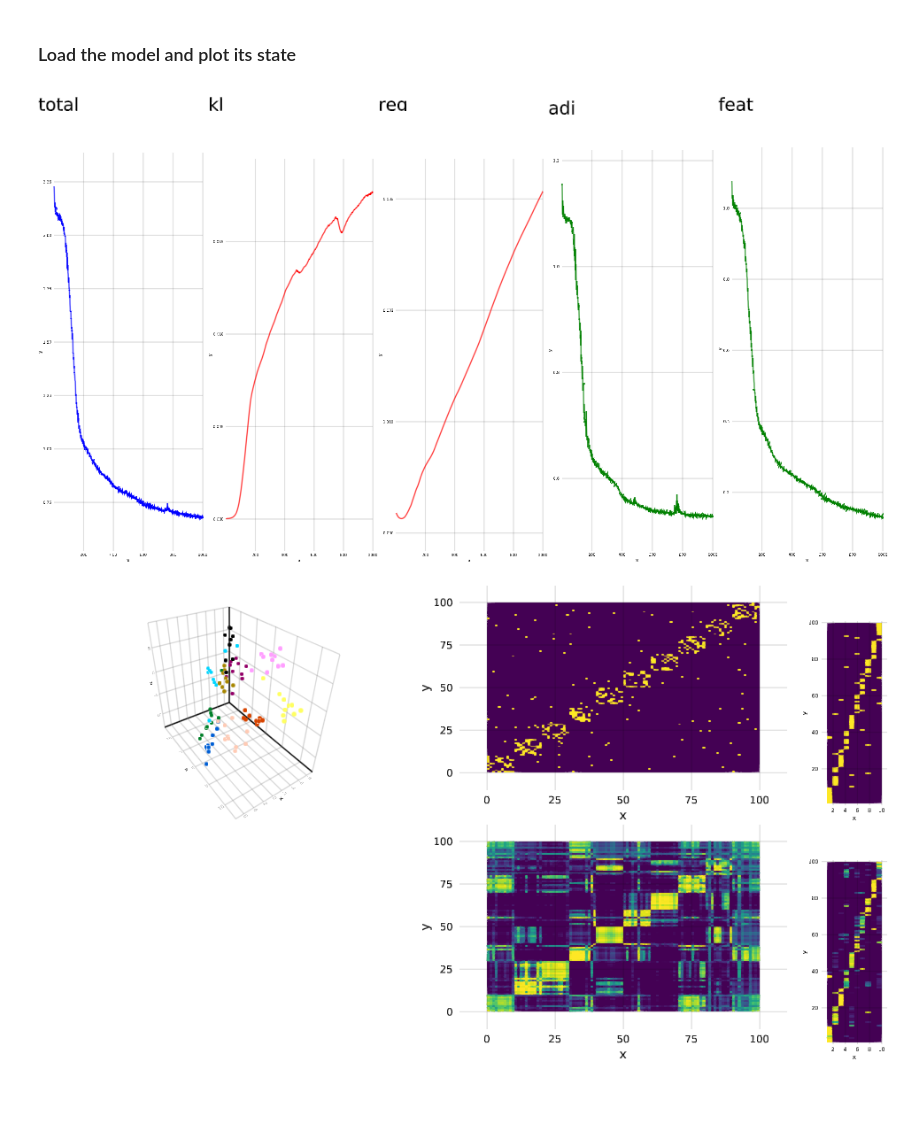
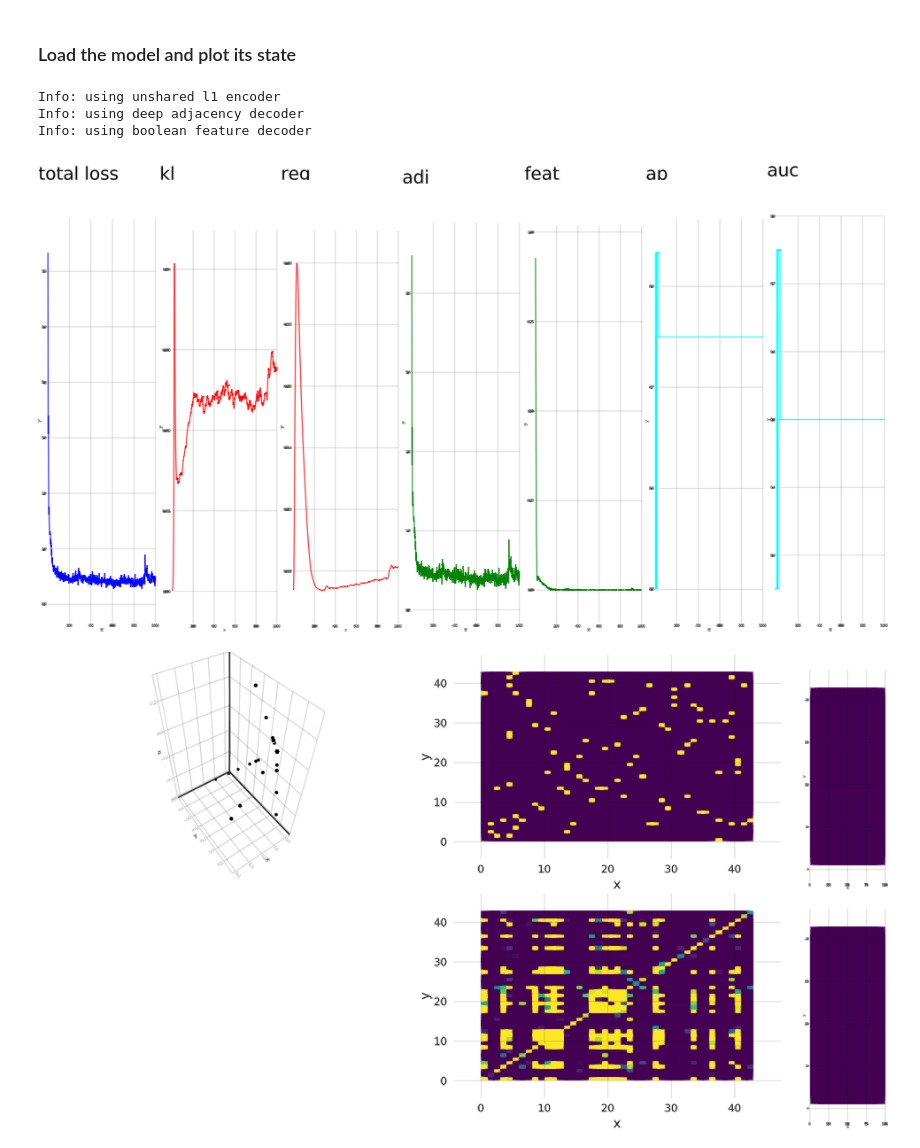
Before and after one commit to ixxi-dante/an2vec, a Jupyter notebook: julia/plot-saved-model.ipynb, the cells around one changed output. Saved outputs shown, nothing was run; the diff lists cells and outputs as text; code cells hidden in the pictures; blank space fills up the shorter version.

Commit message:
feat/plotting: update example notebook for current code

```diff
--- a/julia/plot-saved-model.ipynb
+++ b/julia/plot-saved-model.ipynb
@@ -51,7 +67,7 @@ make_vae (generic function with 1 method)
 # %%
 adims(a, dims) = [a[i, :] for i = dims]
 
-function plotstate(;enc, vae, x, refx, g, dims)
+function plotstate(;enc, vae, x, refx, g, dims, colors)
     @assert length(dims) in [2, 3]
     embμ, emblogσ = enc(x)
     logitÂ, unormF̂ = vae(x)
@@ -63,7 +79,7 @@ function plotstate(;enc, vae, x, refx, g, dims)
             sizes = [.45, .45, .1]
         ),
         vbox(
-            scatter(adims(embμ, dims)..., color = colors, markersize = markersize(embμ)),
+            scatter(adims(embμ, dims)..., color = colors, markersize = Utils.markersize(embμ)),
             heatmap(Array(adjacency_matrix(g)), colorrange = (0, 1)),
             heatmap(1:size(x, 1), 1:size(x, 2), refx, colorrange = (0, 1)),
             sizes = [.45, .45, .1]
@@ -79,0 +98,15 @@ plotweights (generic function with 1 method)
+# %%
+args = Dict(
+    "dataset" => "../160622H00-160622H23_twrtw_T1.npz",
+    "forced-correlation" => 1.0, # default
+    "label-distribution" => VAE.label_distributions["bernoulli"],
+    "diml1enc" => 100,
+    "diml1dec" => 100,
+    "dimxiadj" => 16,
+    "dimxifeat" => 16,
+    "overlap" => 8,
+    "bias" => false,
+    "sharedl1" => false,
+    "decadjdeep" => true,
+    "initb" => VAE.Layers.nobias
+)
@@ -80,28 +127,48 @@ plotweights (generic function with 1 method)
 # %% [markdown]
 ### Load the model and plot its state
+# %%
+g, _features, _ = dataset(args)
+labels = _features
+feature_size = size(_features, 1)
+label_size = feature_size
+fnormalise = Utils.normaliser(_features)
+features = fnormalise(_features);
 # %%
-@load "../dataset.bson" g labels features
-@load "../weights.bson" weights args
+@load "../160622H00-160622H23_twrtw_T1_weights.bson" weights args
 
-enc, sampleξ, dec, paramsenc, paramsdec = make_vae(g = g, feature_size = size(features, 1), args = args)
+enc, sampleξ, dec, paramsenc, paramsdec = VAE.make_vae(
+    g = g, feature_size = feature_size, label_size = label_size, args = args)
 vae(x) = dec(sampleξ(enc(x)...))
 
 paramsvae = Tracker.Params()
 push!(paramsvae, paramsenc..., paramsdec...)
 loadparams!(paramsvae, weights)
+# %% [output]
+Info: using unshared l1 encoder
+Info: using deep adjacency decoder
+Info: using boolean feature decoder
 # %%
-@load "../history.bson" history
+history = npzread("../training-history.npz")
 
 theme = Theme(align = (:left, :bottom), raw = true, camera = campixel!)
 vbox([hbox(lines(1:length(history[name]), history[name], color = color), text(theme, name))
-        for (name, color) in [("total", :blue), ("kl", :red), ("reg", :red), ("adj", :green), ("feat", :green)]]...)
+        for (name, color) in [
+                ("total loss", :blue),
+                ("kl", :red),
+                ("reg", :red),
+                ("adj", :green),
+                ("feat", :green),
+                ("ap", :cyan),
+                ("auc", :cyan)
+            ]]...)
 # %% [output]
-[figure, old version]
+[figure, new version]
 # %%
-communities = [c for c in 1:args["l"] for i in 1:args["k"]]
-palette = distinguishable_colors(args["l"])
-colors = map(i -> getindex(palette, i), communities)
+#communities = [c for c in 1:args["l"] for i in 1:args["k"]]
+#palette = distinguishable_colors(args["l"])
+#colors = map(i -> getindex(palette, i), communities)
 
-plotstate(enc = enc, vae = vae, x = features, refx = labels, g = g, dims = 1:3)
+plotstate(enc = enc, vae = vae, x = _features, refx = labels,
+    g = g, dims = 1:3, colors = "black")
 # %% [output]
-[figure, old version]
+[figure, new version]
```
Also changed, not shown: parts of 8 cells of this notebook.
